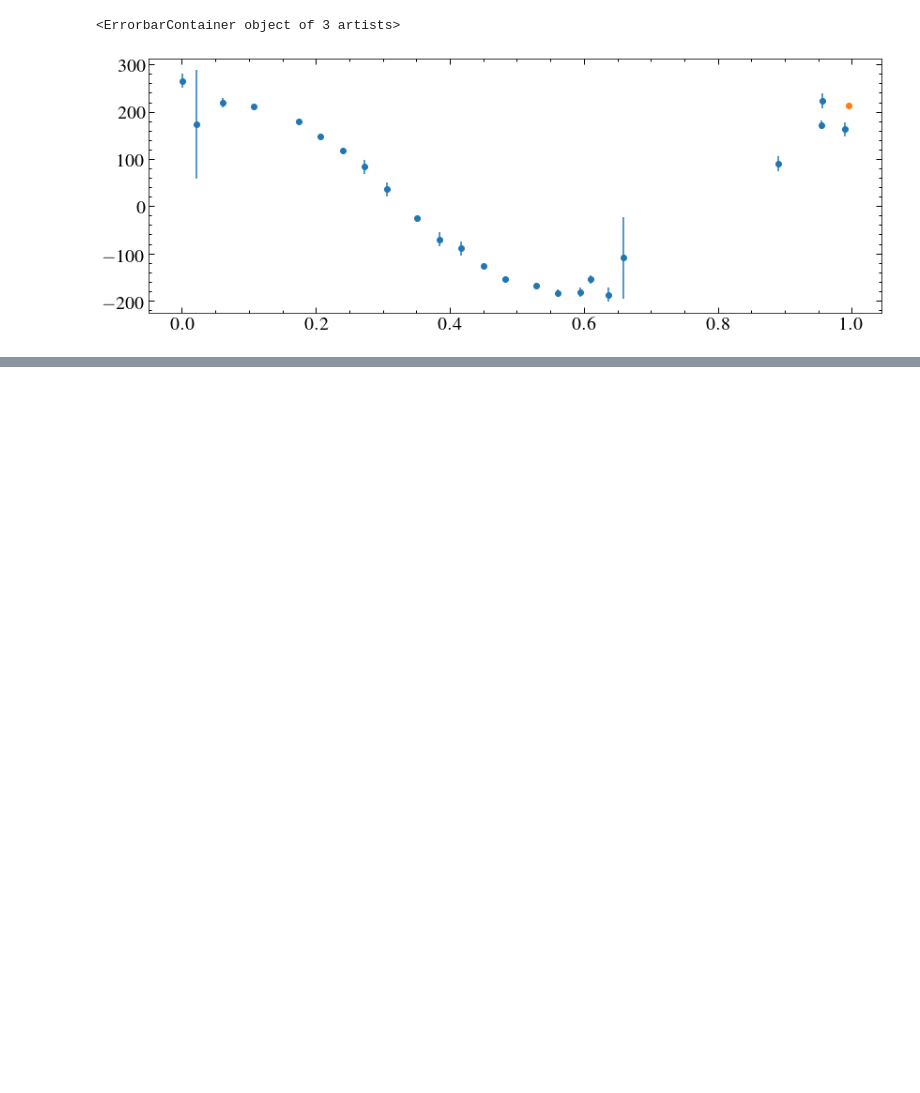
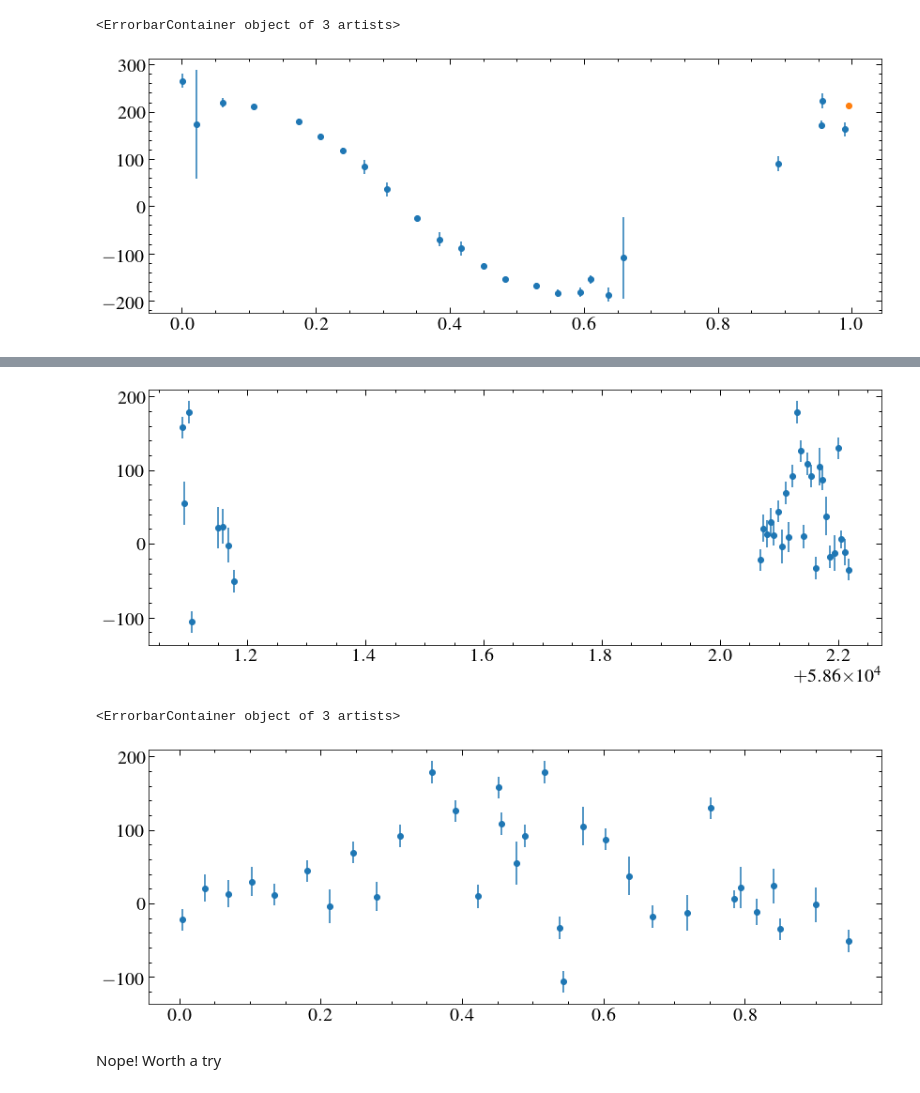
Before and after one commit to davidjwilson/wd-bd, a Jupyter notebook: dv_find.ipynb, the cells around one changed output, grey strips where cells are left out. Cells and saved outputs as stored; diff of their text form; code cells hidden in the pictures; blank space fills up the shorter version.

```diff
--- a/dv_find.ipynb
+++ b/dv_find.ipynb
@@ -693,0 +801,10 @@ hem_dat = Table([(abs_dates)*u.d, h_em*u.km/u.s, h_eme*u.km/u.s], names=['MJD',
+# %%
+plt.errorbar(blank_dates, blank_dvs, yerr=blank_es,marker='o', ls='none')
+plt.show()
+plt.errorbar(((np.array(blank_dates)*24/4.23) %1), blank_dvs, yerr=blank_es,marker='o', ls='none')
+# %% [output]
+[figure, added]
+<ErrorbarContainer object of 3 artists>
+[figure, added]
+# %% [markdown]
+Nope! Worth a try
```
Also changed, not shown: parts of 8 cells of this notebook, 9 other files.
